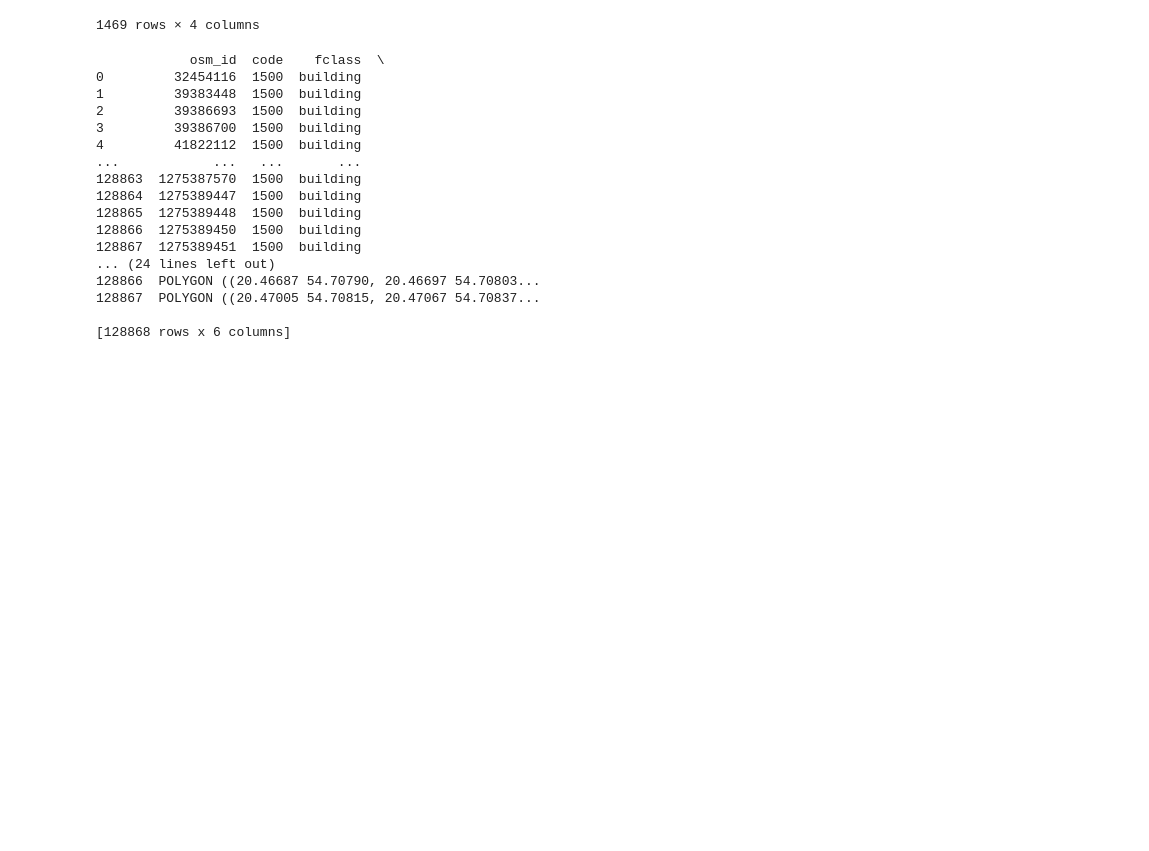
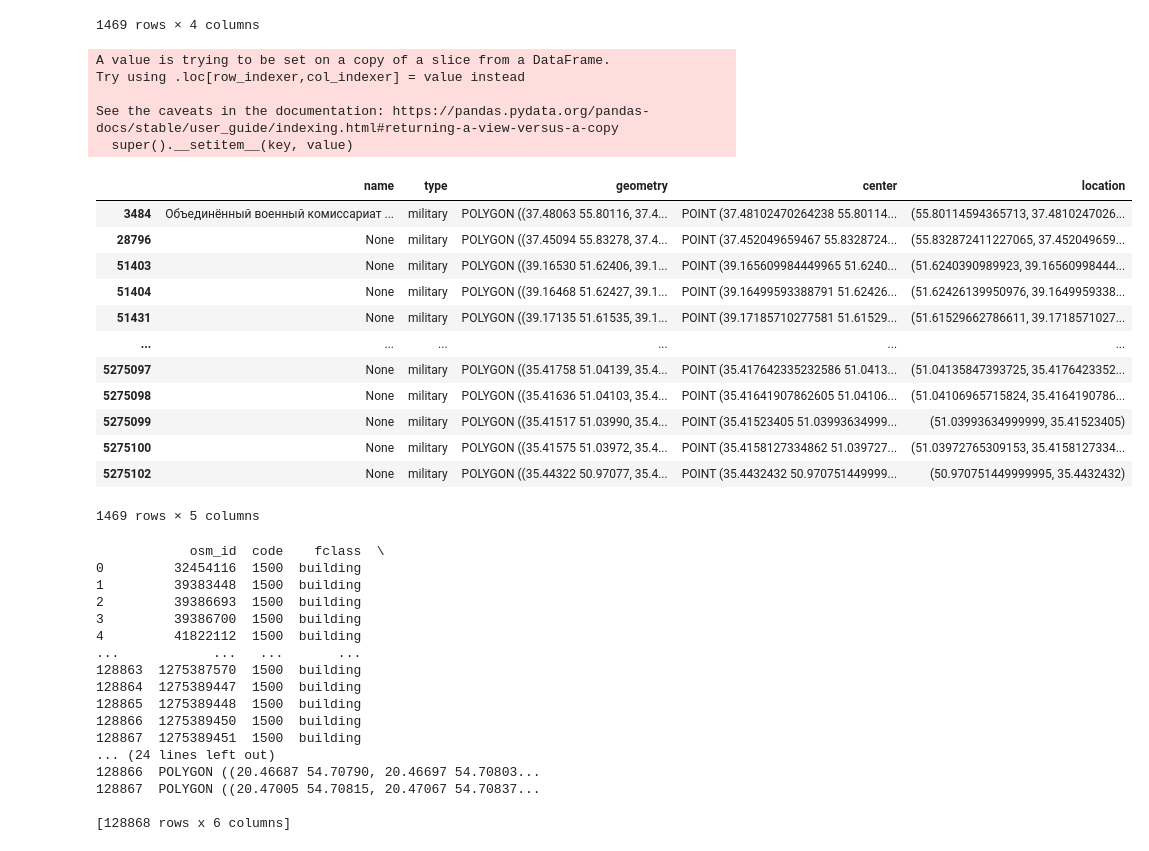
Before and after one commit to yuliiabosher/Map, a Jupyter notebook: Map.ipynb, the cells around one changed output. Drawn from its saved outputs; the diff is of its cells as text; code cells hidden in the pictures; blank space fills up the shorter version.

Commit message:
created location column that swapped longitude and latitude in central district military objects geodataframe

```diff
--- a/Map.ipynb
+++ b/Map.ipynb
@@ -75,6 +75,28 @@ See the caveats in the documentation: https://pandas.pydata.org/pandas-docs/stab
 | 5275100 | None | military | POLYGON ((35.41575 51.03972, 35.4... | POINT (35.4158127334862 51.039727... |
 | 5275102 | None | military | POLYGON ((35.44322 50.97077, 35.4... | POINT (35.4432432 50.970751449999... |
 1469 rows × 4 columns
+# %%
+central_district_military_buildings['location'] = [(row.center.y, row.center.x) for index, row in central_district_military_buildings.iterrows()]
+central_district_military_buildings
+# %% [output]
+A value is trying to be set on a copy of a slice from a DataFrame.
+Try using .loc[row_indexer,col_indexer] = value instead
+
+See the caveats in the documentation: https://pandas.pydata.org/pandas-docs/stable/user_guide/indexing.html#returning-a-view-versus-a-copy
+  super().__setitem__(key, value)
+|  | name | type | geometry | center | location |
+| 3484 | Объединённый военный комиссариат ... | military | POLYGON ((37.48063 55.80116, 37.4... | POINT (37.48102470264238 55.80114... | (55.80114594365713, 37.4810247026... |
+| 28796 | None | military | POLYGON ((37.45094 55.83278, 37.4... | POINT (37.452049659467 55.8328724... | (55.832872411227065, 37.452049659... |
+| 51403 | None | military | POLYGON ((39.16530 51.62406, 39.1... | POINT (39.165609984449965 51.6240... | (51.6240390989923, 39.16560998444... |
+| 51404 | None | military | POLYGON ((39.16468 51.62427, 39.1... | POINT (39.16499593388791 51.62426... | (51.62426139950976, 39.1649959338... |
+| 51431 | None | military | POLYGON ((39.17135 51.61535, 39.1... | POINT (39.17185710277581 51.61529... | (51.61529662786611, 39.1718571027... |
+| ... | ... | ... | ... | ... | ... |
+| 5275097 | None | military | POLYGON ((35.41758 51.04139, 35.4... | POINT (35.417642335232586 51.0413... | (51.04135847393725, 35.4176423352... |
+| 5275098 | None | military | POLYGON ((35.41636 51.04103, 35.4... | POINT (35.41641907862605 51.04106... | (51.04106965715824, 35.4164190786... |
+| 5275099 | None | military | POLYGON ((35.41517 51.03990, 35.4... | POINT (35.41523405 51.03993634999... | (51.03993634999999, 35.41523405) |
+| 5275100 | None | military | POLYGON ((35.41575 51.03972, 35.4... | POINT (35.4158127334862 51.039727... | (51.03972765309153, 35.4158127334... |
+| 5275102 | None | military | POLYGON ((35.44322 50.97077, 35.4... | POINT (35.4432432 50.970751449999... | (50.970751449999995, 35.4432432) |
+1469 rows × 5 columns
 # %%
 kaliningrad_district = gpd.read_file('https://download.geofabrik.de/russia/kaliningrad-latest-free.shp.zip')
 # %%
```
